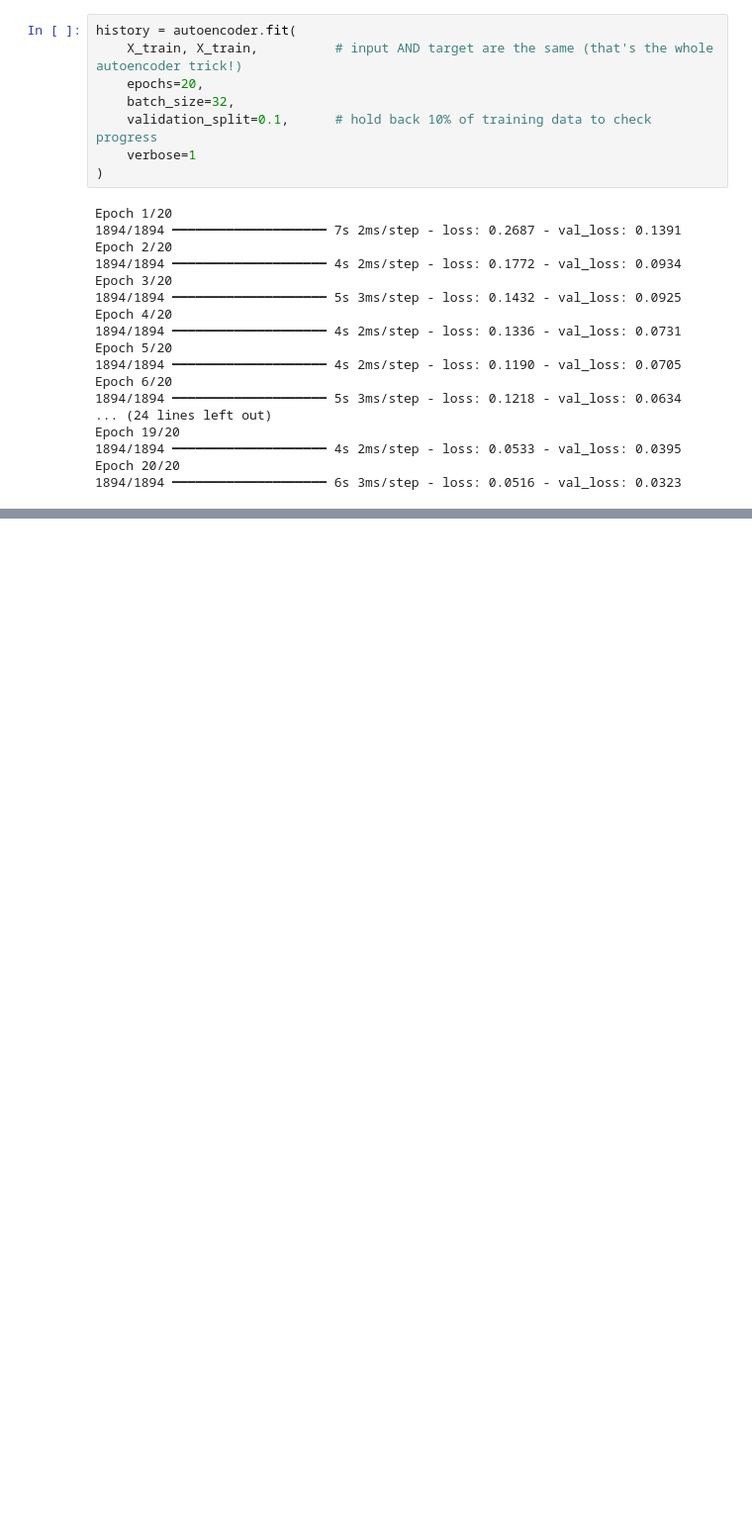
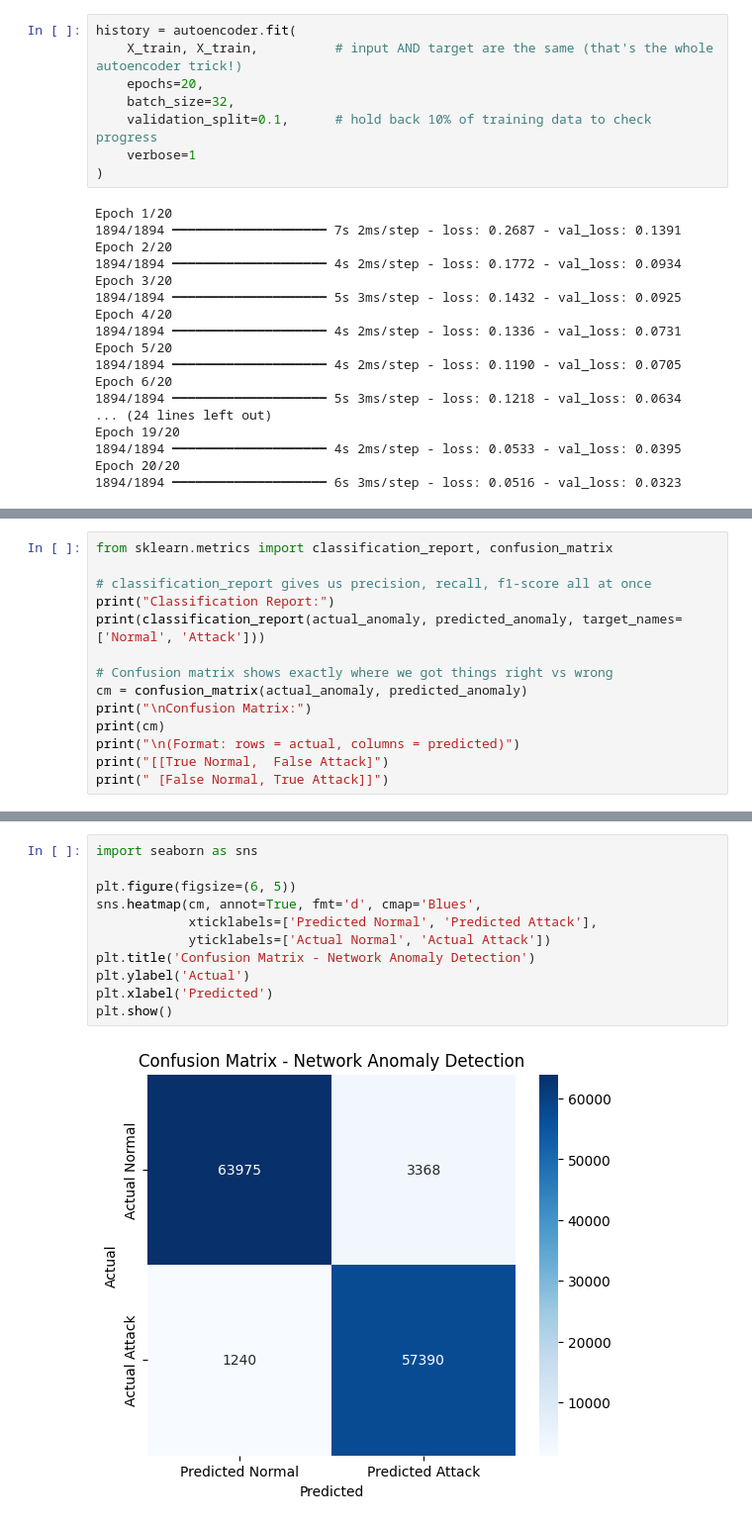
Before and after one commit to somadinakunegbu-star/ai-network-anomaly-detection, a Jupyter notebook: AI_Powered_Network_Anomaly_Detection_System.ipynb, the cells around one changed output, grey strips where cells are left out. Shown at 99% size. Cells and saved outputs as stored; diff of their text form; blank space fills up the shorter version.

```diff
--- a/AI_Powered_Network_Anomaly_Detection_System.ipynb
+++ b/AI_Powered_Network_Anomaly_Detection_System.ipynb
@@ -188,0 +226,14 @@ Epoch 20/20
+# %%
+from sklearn.metrics import classification_report, confusion_matrix
+
+# classification_report gives us precision, recall, f1-score all at once
+print("Classification Report:")
+print(classification_report(actual_anomaly, predicted_anomaly, target_names=['Normal', 'Attack']))
+
+# Confusion matrix shows exactly where we got things right vs wrong
+cm = confusion_matrix(actual_anomaly, predicted_anomaly)
+print("\nConfusion Matrix:")
+print(cm)
+print("\n(Format: rows = actual, columns = predicted)")
+print("[[True Normal,  False Attack]")
+print(" [False Normal, True Attack]]")
@@ -188,0 +274,13 @@ Epoch 20/20
+# %%
+import seaborn as sns
+
+plt.figure(figsize=(6, 5))
+sns.heatmap(cm, annot=True, fmt='d', cmap='Blues',
+            xticklabels=['Predicted Normal', 'Predicted Attack'],
+            yticklabels=['Actual Normal', 'Actual Attack'])
+plt.title('Confusion Matrix - Network Anomaly Detection')
+plt.ylabel('Actual')
+plt.xlabel('Predicted')
+plt.show()
+# %% [output]
+[figure, added]
```
Also changed, not shown: parts of 5 cells of this notebook.
